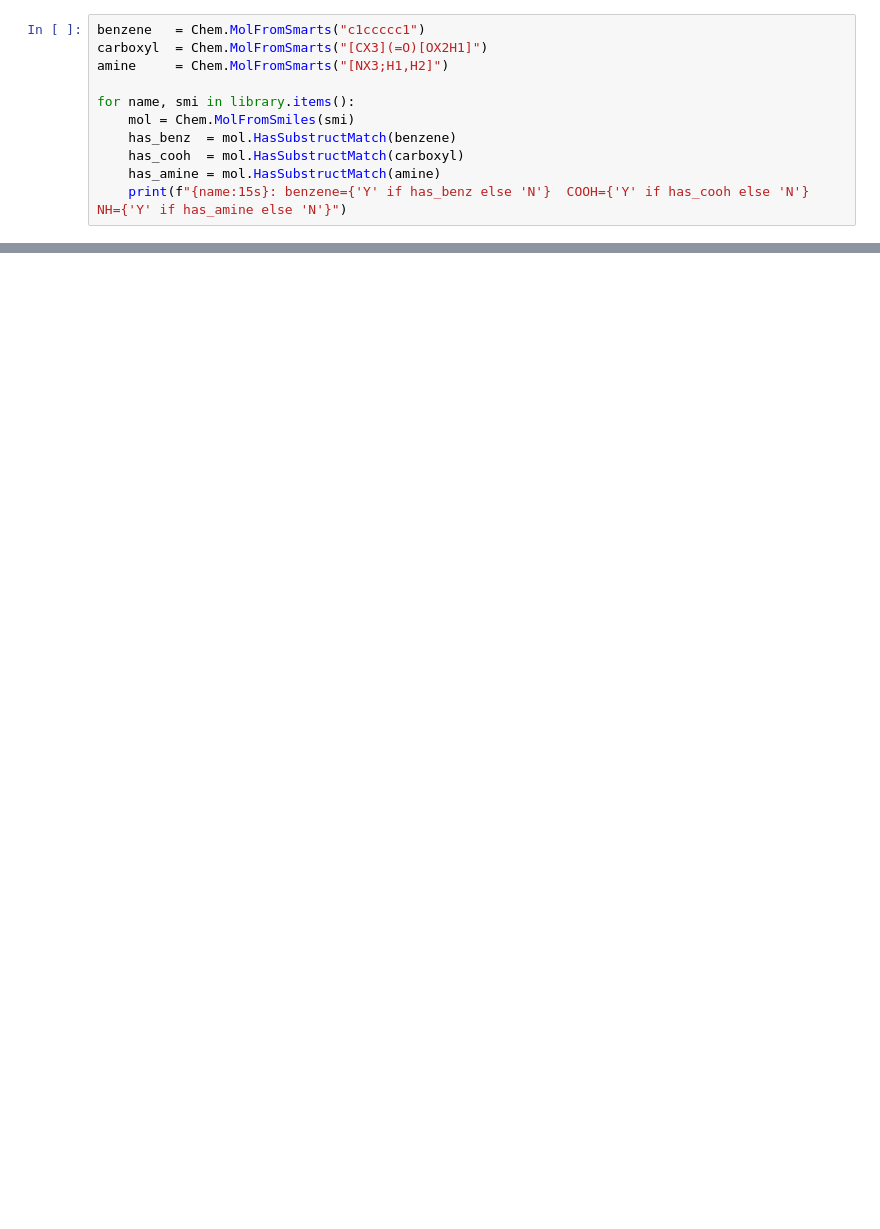
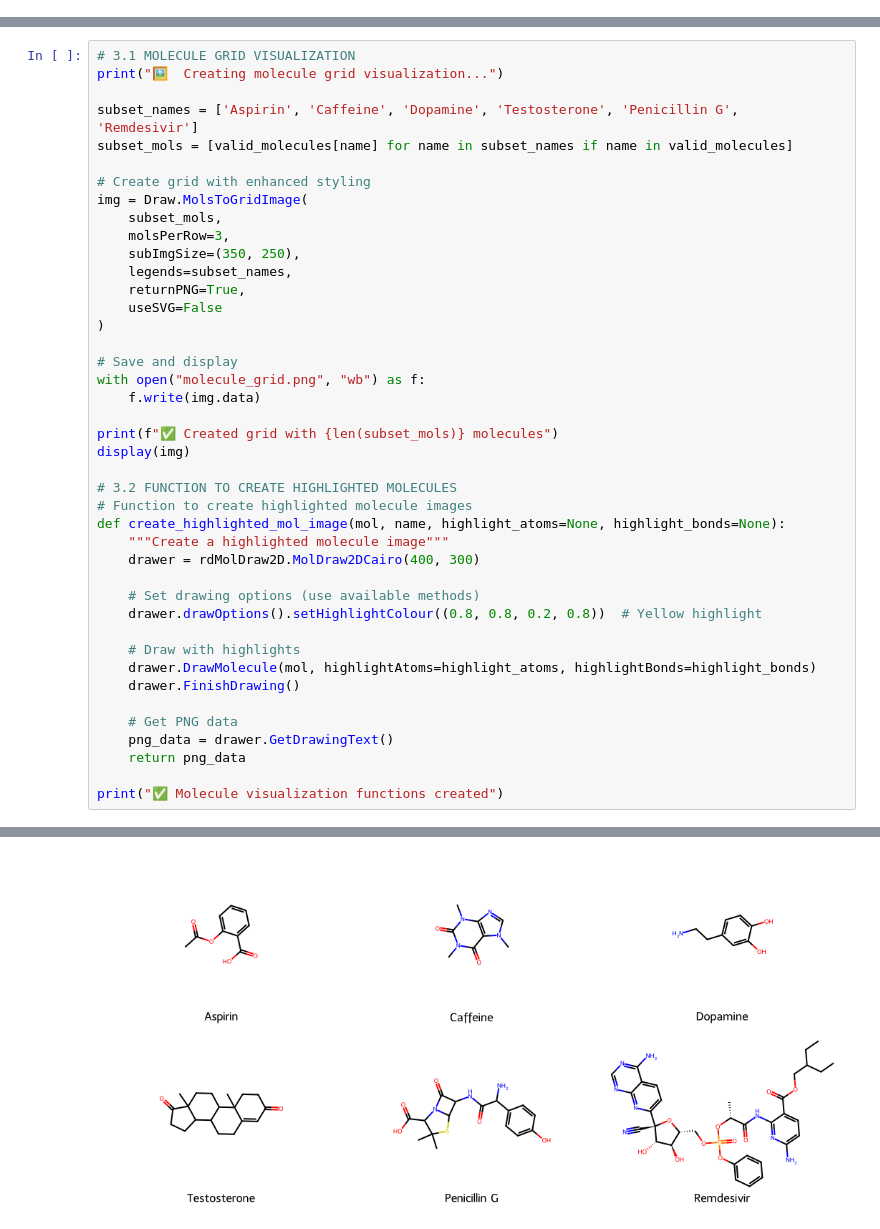
Before and after one commit to hgoelgithub/computational-science-tutorials, a Jupyter notebook: notebooks/cheminformatics/05_rdkit_basics.ipynb, the cells around one changed output, grey strips where cells are left out. Saved outputs shown, nothing was run; the diff lists cells and outputs as text; blank space fills up the shorter version.

```diff
--- a/notebooks/cheminformatics/05_rdkit_basics.ipynb
+++ b/notebooks/cheminformatics/05_rdkit_basics.ipynb
@@ -82,11 +0,0 @@ display(Image("molecule_grid.png"))
-# %%
-benzene   = Chem.MolFromSmarts("c1ccccc1")
-carboxyl  = Chem.MolFromSmarts("[CX3](=O)[OX2H1]")
-amine     = Chem.MolFromSmarts("[NX3;H1,H2]")
-
-for name, smi in library.items():
-    mol = Chem.MolFromSmiles(smi)
-    has_benz  = mol.HasSubstructMatch(benzene)
-    has_cooh  = mol.HasSubstructMatch(carboxyl)
-    has_amine = mol.HasSubstructMatch(amine)
-    print(f"{name:15s}: benzene={'Y' if has_benz else 'N'}  COOH={'Y' if has_cooh else 'N'}  NH={'Y' if has_amine else 'N'}")
@@ -98,0 +263,43 @@ for name, smi in library.items():
+# %%
+# 3.1 MOLECULE GRID VISUALIZATION
+print("🖼️  Creating molecule grid visualization...")
+
+subset_names = ['Aspirin', 'Caffeine', 'Dopamine', 'Testosterone', 'Penicillin G', 'Remdesivir']
+subset_mols = [valid_molecules[name] for name in subset_names if name in valid_molecules]
+
+# Create grid with enhanced styling
+img = Draw.MolsToGridImage(
+    subset_mols,
+    molsPerRow=3,
+    subImgSize=(350, 250),
+    legends=subset_names,
+    returnPNG=True,
+    useSVG=False
+)
+
+# Save and display
+with open("molecule_grid.png", "wb") as f:
+    f.write(img.data)
+
+print(f"✅ Created grid with {len(subset_mols)} molecules")
+display(img)
+
+# 3.2 FUNCTION TO CREATE HIGHLIGHTED MOLECULES
+# Function to create highlighted molecule images
+def create_highlighted_mol_image(mol, name, highlight_atoms=None, highlight_bonds=None):
+    """Create a highlighted molecule image"""
+    drawer = rdMolDraw2D.MolDraw2DCairo(400, 300)
+
+    # Set drawing options (use available methods)
+    drawer.drawOptions().setHighlightColour((0.8, 0.8, 0.2, 0.8))  # Yellow highlight
+
+    # Draw with highlights
+    drawer.DrawMolecule(mol, highlightAtoms=highlight_atoms, highlightBonds=highlight_bonds)
+    drawer.FinishDrawing()
+
+    # Get PNG data
+    png_data = drawer.GetDrawingText()
+    return png_data
+
+print("✅ Molecule visualization functions created")
+# %% [output]
@@ -98,0 +308 @@ for name, smi in library.items():
+[figure, added]
```
Also changed, not shown: parts of 22 cells of this notebook, 21 other files.
